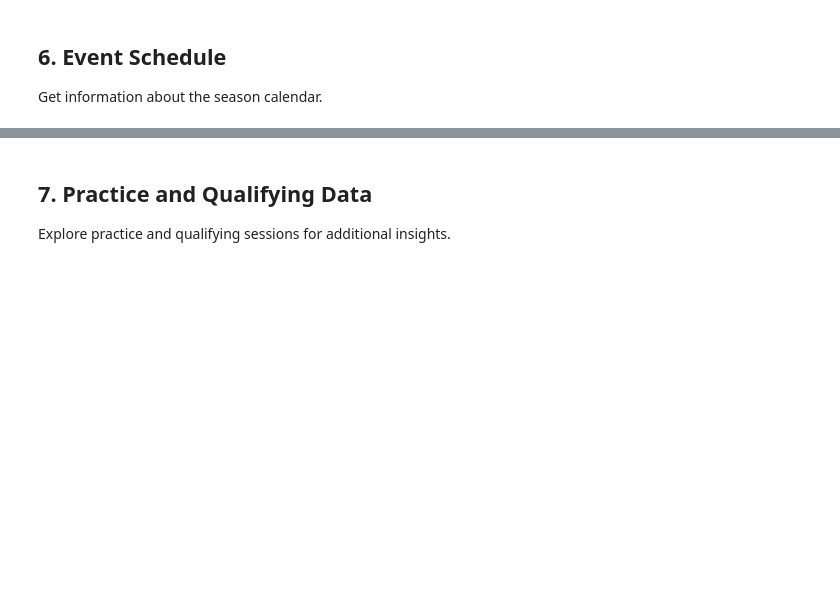
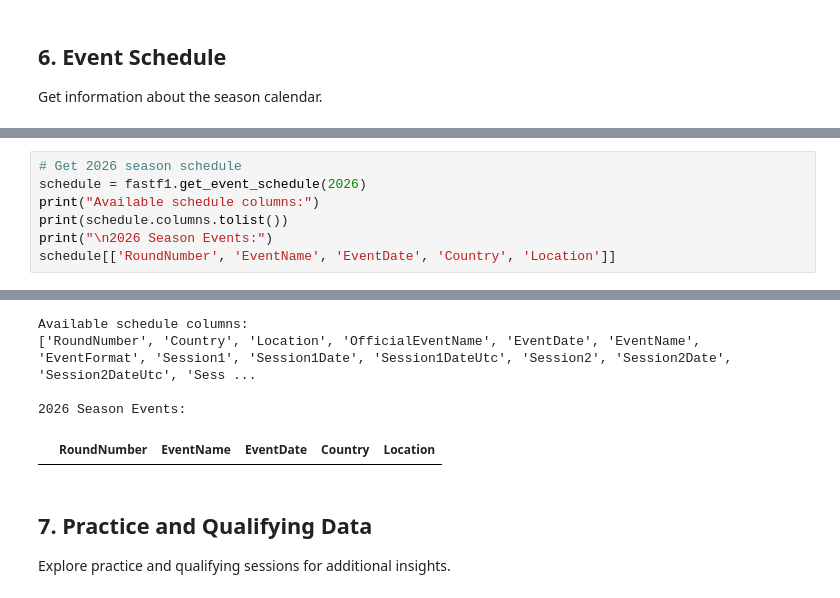
Before and after one commit to kammartina/2025_f1_predictions, a Jupyter notebook: eda.ipynb, the cells around one changed output, grey strips where cells are left out. Cells and saved outputs as stored; diff of their text form; blank space fills up the shorter version.

```diff
--- a/eda.ipynb
+++ b/eda.ipynb
@@ -92,0 +258,8 @@ schedule[['RoundNumber', 'EventName', 'EventDate', 'Country', 'Location']]
+# %%
+# Get 2026 season schedule
+schedule = fastf1.get_event_schedule(2026)
+print("Available schedule columns:")
+print(schedule.columns.tolist())
+print("\n2026 Season Events:")
+schedule[['RoundNumber', 'EventName', 'EventDate', 'Country', 'Location']]
+# %% [output]
@@ -93,3 +270,8 @@ schedule[['RoundNumber', 'EventName', 'EventDate', 'Country', 'Location']]
+Available schedule columns:
+['RoundNumber', 'Country', 'Location', 'OfficialEventName', 'EventDate', 'EventName', 'EventFormat', 'Session1', 'Session1Date', 'Session1DateUtc', 'Session2', 'Session2Date', 'Session2DateUtc', 'Sess ...
+
+2026 Season Events:
+|  | RoundNumber | EventName | EventDate | Country | Location |
 # %% [markdown]
 ## 7. Practice and Qualifying Data
 
```
Also changed, not shown: parts of 16 cells of this notebook.
